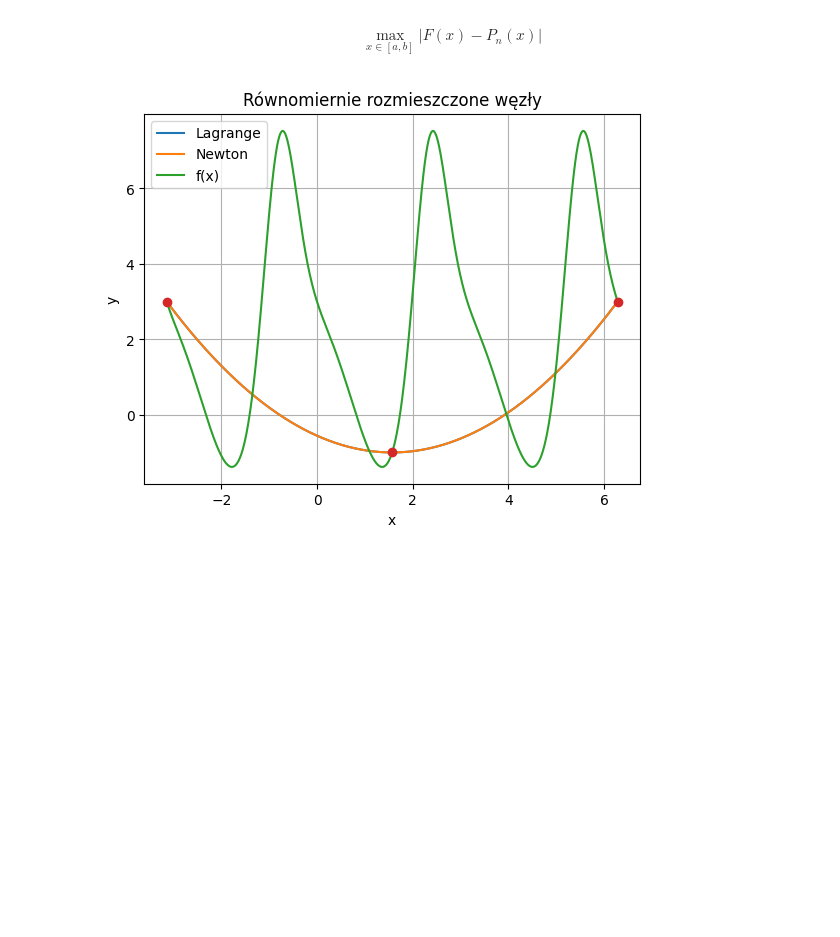
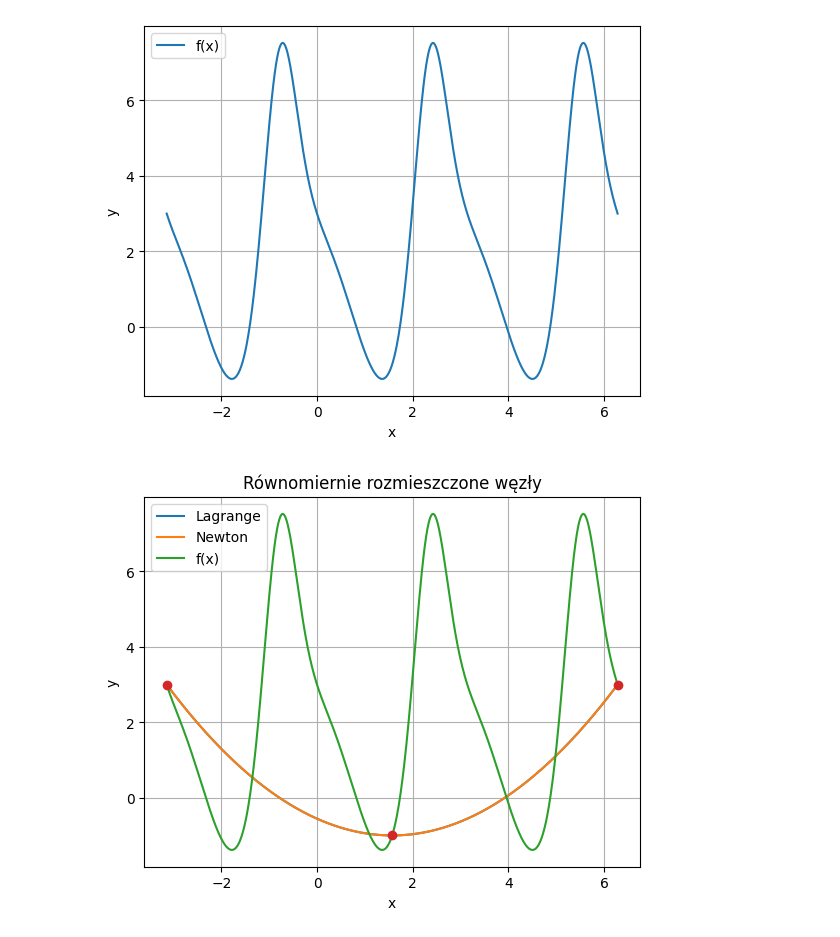
Before and after one commit to podedworny/MOwNiT_excercises, a Jupyter notebook: zad2/zad2.ipynb, the cells around one changed output. Drawn from its saved outputs; the diff is of its cells as text; code cells hidden in the pictures; blank space fills up the shorter version.

```diff
--- a/zad2/zad2.ipynb
+++ b/zad2/zad2.ipynb
@@ -14,29 +13,27 @@ b = 2 * np.pi
 # %%
 def fun_painter(a, b, func, names, points = None, title=None):
     global kkk
     plt.figure()
     plt.grid()
     plt.xlabel('x')
     plt.ylabel('y')
     for i in range(len(func)):
         x = np.linspace(a, b, 1000)
         y = func[i](x)
         plt.plot(x, y, label=names[i])
     plt.legend()
     if title is not None:
         plt.title(title)
     if points is not None:
         plt.plot(points[0], points[1], marker='o', linestyle='')
     name = "wykres" + str(kkk) + ".png"
     plt.savefig(name,bbox_inches='tight')
     kkk+=1
     plt.show()
 
-#fun_painter(a, b, [g], ["f(x)"])
+fun_painter(a, b, [g], ["f(x)"])
+# %% [output]
+[figure, added]
-# %% [markdown]
-$$
-\max_{x \in [a,b]} |F(x) - P_n(x)|
-$$
 # %%
 def generate_regular(a, b, f, n):
     x = np.linspace(a, b, n)
```
Also changed, not shown: parts of 2 cells of this notebook, 33 other files.
